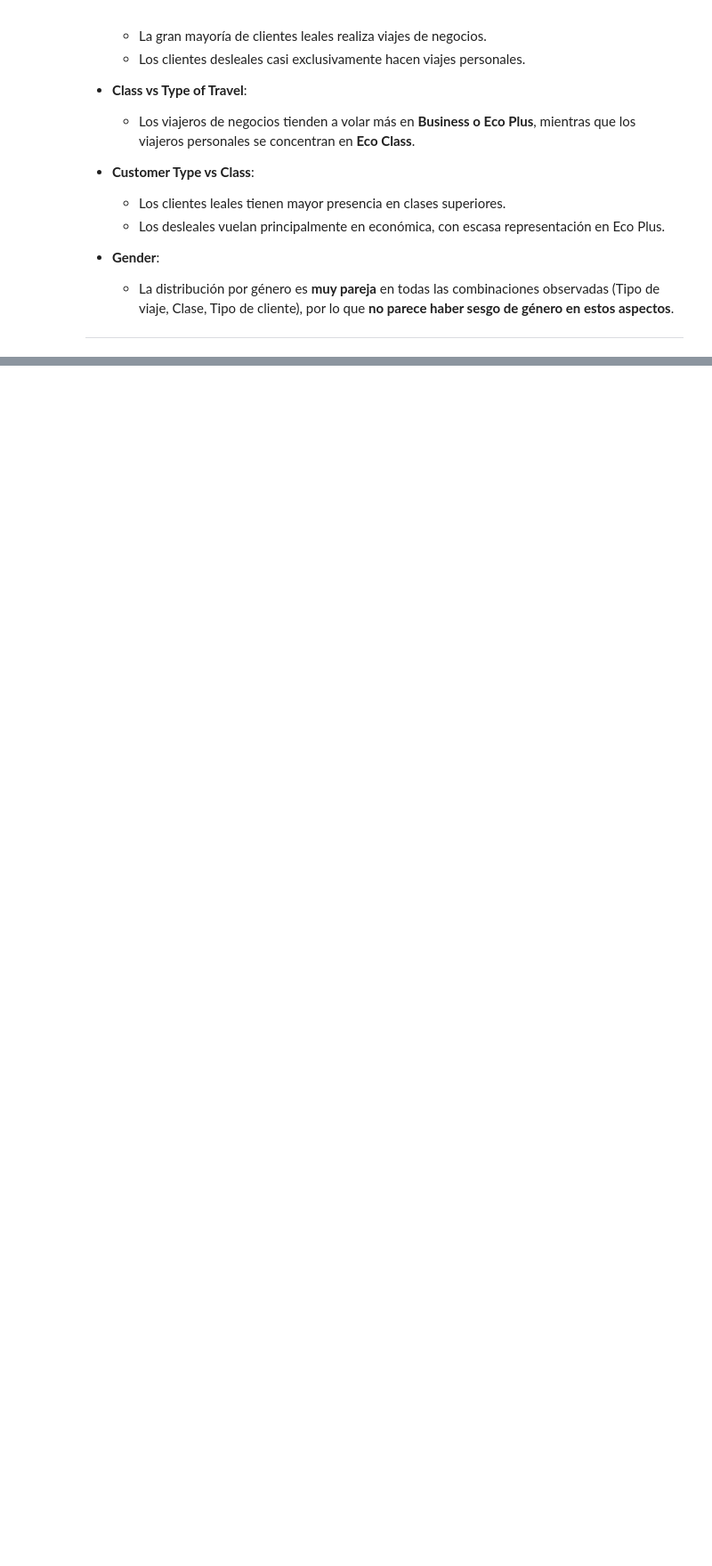
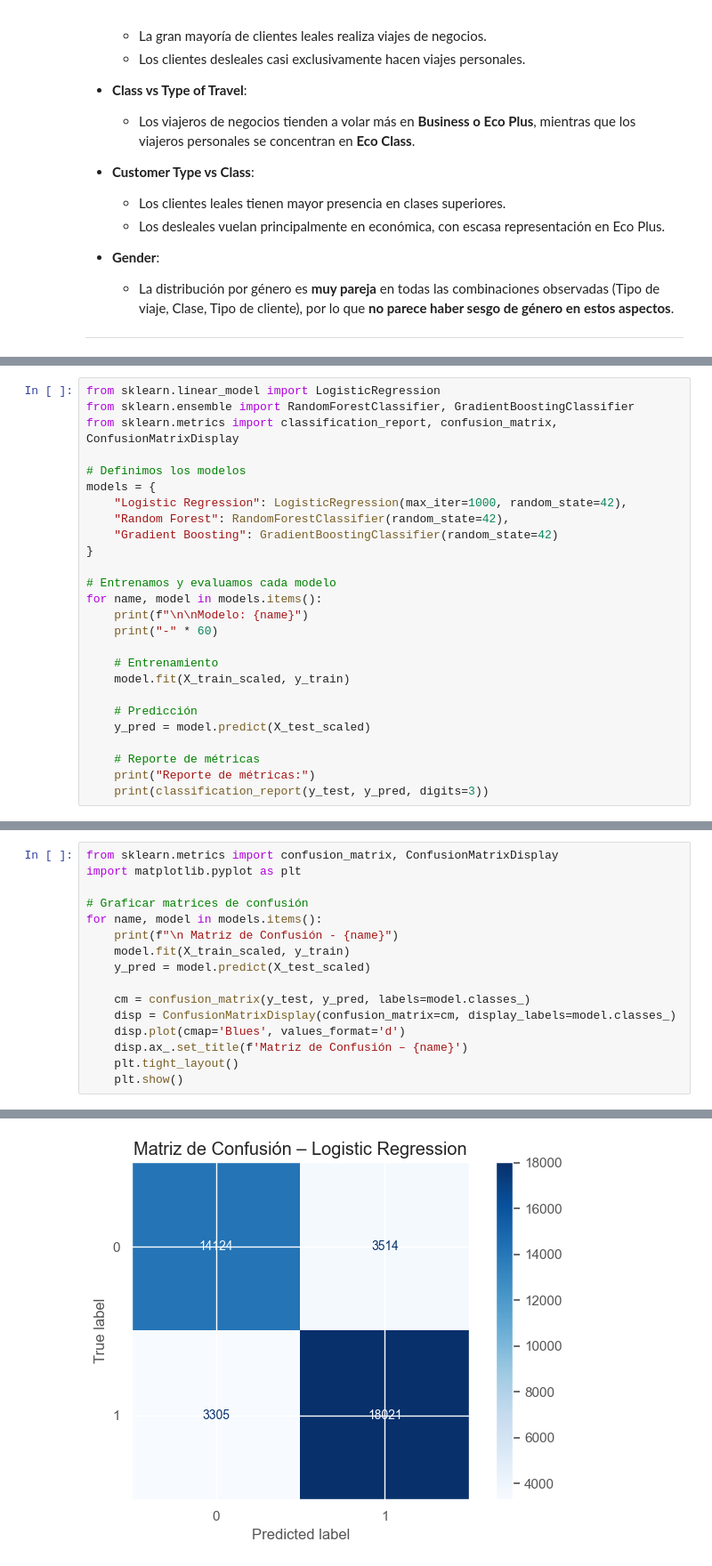
Before and after one commit to fmullerok/airline-satisfaction, a Jupyter notebook: TPI-DS-Grupo8.ipynb, the cells around one changed output, grey strips where cells are left out. Shown at 89% size. Drawn from its saved outputs; the diff is of its cells as text; blank space fills up the shorter version.

```diff
--- a/TPI-DS-Grupo8.ipynb
+++ b/TPI-DS-Grupo8.ipynb
@@ -1064,0 +1026,26 @@ weighted avg       0.94      0.94      0.94     38964
+# %%
+from sklearn.linear_model import LogisticRegression
+from sklearn.ensemble import RandomForestClassifier, GradientBoostingClassifier
+from sklearn.metrics import classification_report, confusion_matrix, ConfusionMatrixDisplay
+
+# Definimos los modelos
+models = {
+    "Logistic Regression": LogisticRegression(max_iter=1000, random_state=42),
+    "Random Forest": RandomForestClassifier(random_state=42),
+    "Gradient Boosting": GradientBoostingClassifier(random_state=42)
+}
+
+# Entrenamos y evaluamos cada modelo
+for name, model in models.items():
+    print(f"\n\nModelo: {name}")
+    print("-" * 60)
+
+    # Entrenamiento
+    model.fit(X_train_scaled, y_train)
+
+    # Predicción
+    y_pred = model.predict(X_test_scaled)
+
+    # Reporte de métricas
+    print("Reporte de métricas:")
+    print(classification_report(y_test, y_pred, digits=3))
@@ -1064,0 +1107,17 @@ weighted avg       0.94      0.94      0.94     38964
+# %%
+from sklearn.metrics import confusion_matrix, ConfusionMatrixDisplay
+import matplotlib.pyplot as plt
+
+# Graficar matrices de confusión
+for name, model in models.items():
+    print(f"\n Matriz de Confusión - {name}")
+    model.fit(X_train_scaled, y_train)
+    y_pred = model.predict(X_test_scaled)
+
+    cm = confusion_matrix(y_test, y_pred, labels=model.classes_)
+    disp = ConfusionMatrixDisplay(confusion_matrix=cm, display_labels=model.classes_)
+    disp.plot(cmap='Blues', values_format='d')
+    disp.ax_.set_title(f'Matriz de Confusión – {name}')
+    plt.tight_layout()
+    plt.show()
+# %% [output]
@@ -1064,0 +1125 @@ weighted avg       0.94      0.94      0.94     38964
+[figure, added]
```
Also changed, not shown: parts of 20 cells of this notebook, 1 other file.
